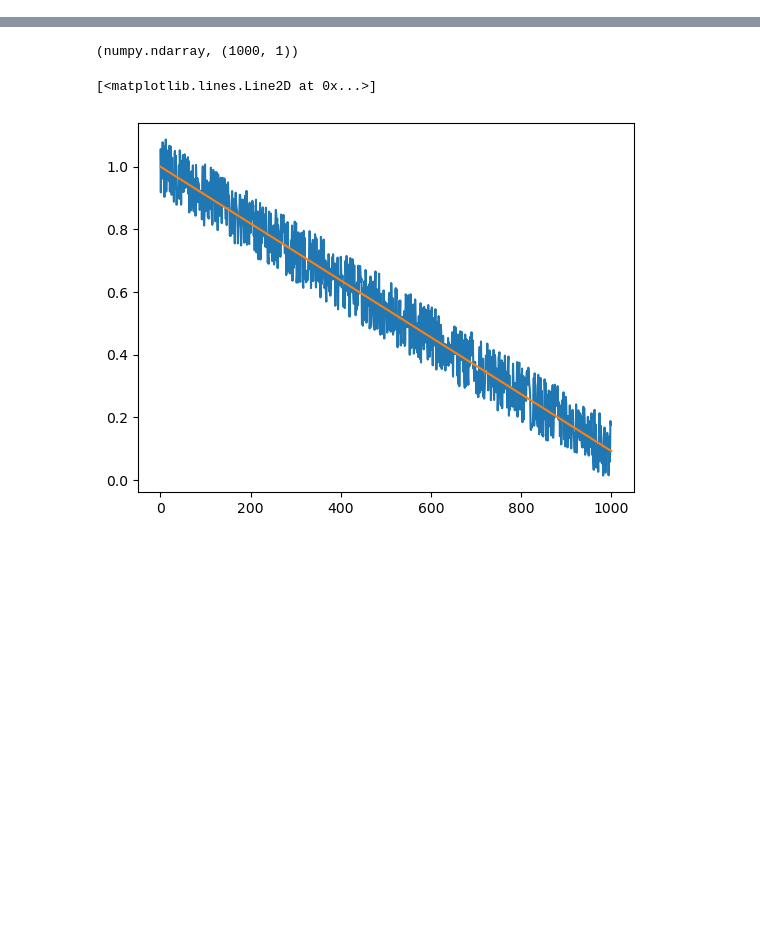
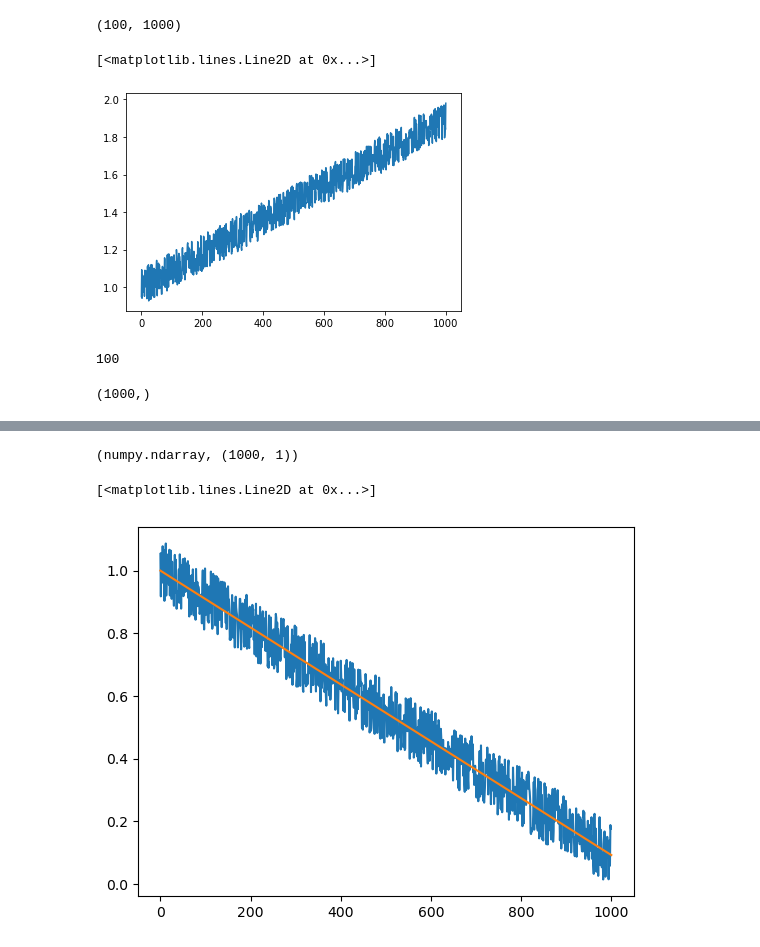
Before and after one commit to vms10/reservoirs_code, a Jupyter notebook: pruebas.ipynb, the cells around one changed output, grey strips where cells are left out. Cells and saved outputs as stored; diff of their text form; code cells hidden in the pictures; blank space fills up the shorter version.

```diff
--- a/pruebas.ipynb
+++ b/pruebas.ipynb
@@ -40,0 +34,14 @@ list
+# %%
+len(x), len (x[0])
+# %% [output]
+(100, 1000)
+# %%
+import matplotlib.pyplot as plt
+plt.plot(x[0])
+# %% [output]
+[<matplotlib.lines.Line2D at 0x...>]
+[figure, added]
+# %%
+len(y), y[0].shape
+# %% [output]
+100
@@ -40,0 +50,4 @@ list
+# %%
+first_out[:,0].shape
+# %% [output]
+(1000,)
```
Also changed, not shown: parts of 31 cells of this notebook, 14 other files.
